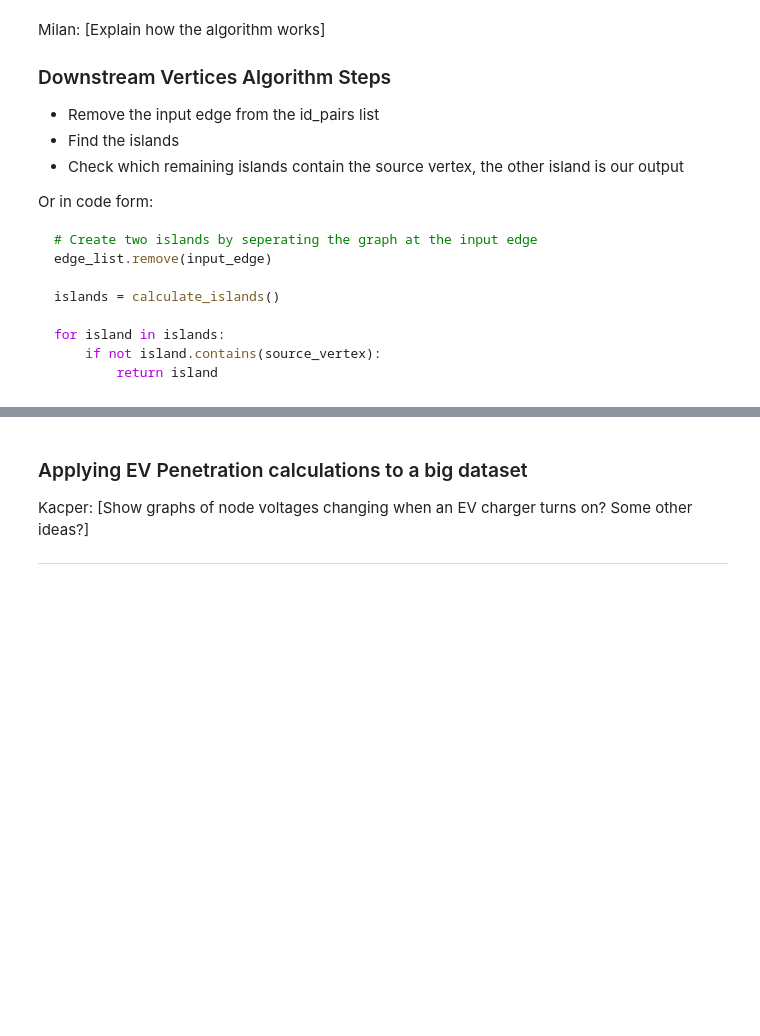
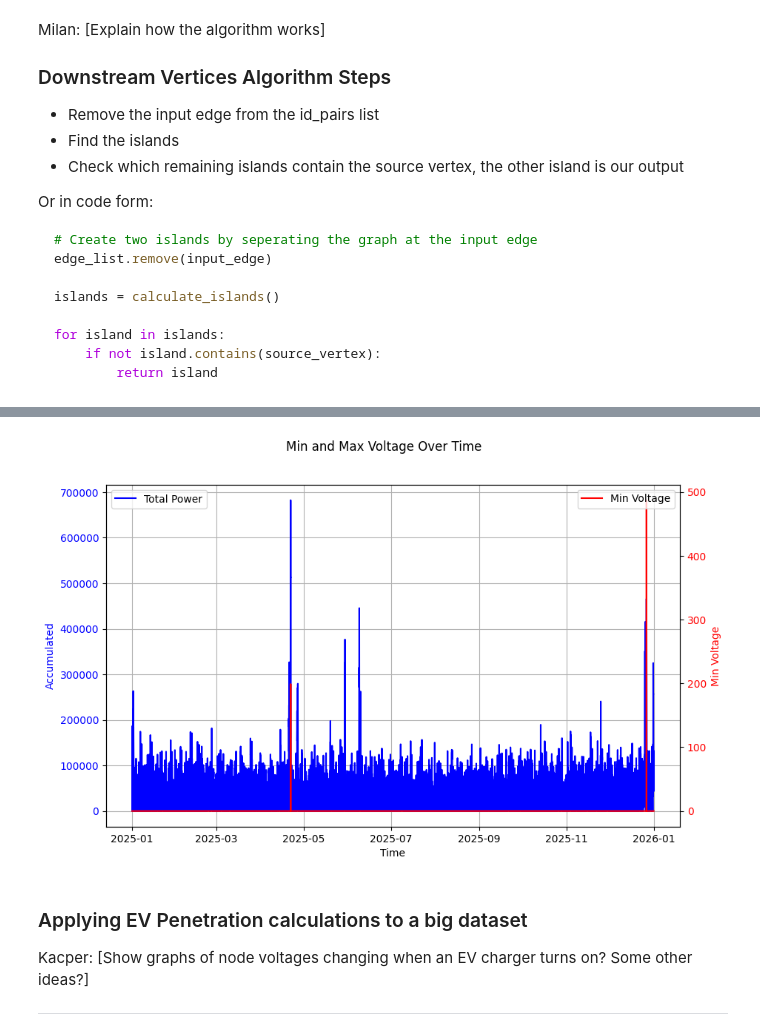
Before and after one commit to milanvdzanden/power-system-simulation-myriad, a Jupyter notebook: example/final_presentation.ipynb, the cells around one changed output, grey strips where cells are left out. Saved outputs shown, nothing was run; the diff lists cells and outputs as text; code cells hidden in the pictures; blank space fills up the shorter version.

Commit message:
Plotting code

```diff
--- a/example/final_presentation.ipynb
+++ b/example/final_presentation.ipynb
@@ -195,10 +196,45 @@ pgm = psso.LV_grid(
     network_data, active_profile, reactive_profile, ev_active_profile, meta_data
 )
 
+ev_results_line = pd.read_parquet(ev_dir + "/calculated_output_per_line.parquet")
+ev_results_timestamp = pd.read_parquet(ev_dir + "/calculated_output_per_timestamp.parquet")
+ev_profiles = pd.read_parquet(src_dir + "/ev_active_power_profile.parquet")
+ev_accumulated = pd.read_parquet(ev_dir + "/calculated_accumulated_ev.parquet")
 
-#ev_results_line = pd.read_parquet(ev_dir + "/calculated_output_per_line.parquet")
-#ev_results_timestamp = pd.read_parquet(ev_dir + "/calculated_output_per_timestamp.parquet")
-#print(ev_results_timestamp)
+# length = len(ev_profiles.index)
+# acc = [0] * length
+# i = 0
+# for timestamp in ev_profiles.index:
+#     for ev in ev_profiles.columns:
+#         acc[i] += ev_profiles.loc[timestamp, ev]
+#     i += 1
+#     print(i)
+
+# # Create figure and axis objects
+# fig, ax1 = plt.subplots(figsize=(10, 6))
+
+# # Plot Min_Voltage on ax1
+# ax1.plot(ev_accumulated.index, ev_accumulated['Accumulated'], color='b', label='Total Power')
+# ax1.set_xlabel('Time')
+# ax1.set_ylabel('Accumulated', color='b')
+# ax1.tick_params(axis='y', labelcolor='b')
+
+# # Create a second y-axis sharing the same x-axis
+# ax2 = ax1.twinx()
+# ax2.plot(ev_results_timestamp.index, ev_results_timestamp['Min_Voltage_Node'], color='r', label='Min Voltage')
+# ax2.set_ylabel('Min Voltage', color='r')
+# ax2.tick_params(axis='y', labelcolor='r')
+
+# # Add titles and legends
+# fig.suptitle('Min and Max Voltage Over Time')
+# ax1.legend(loc='upper left')
+# ax2.legend(loc='upper right')
+
+# # Show grid
+# ax1.grid(True)
+
+# # Display the plot
+# plt.show()
 
 # visualizer_init(gp)
 
@@ -226,3 +245,4 @@ Timestamp
+[figure, added]
 # %% [markdown]
 ### Applying EV Penetration calculations to a big dataset
 
```
Also changed, not shown: parts of 3 cells of this notebook, 1 other file.
